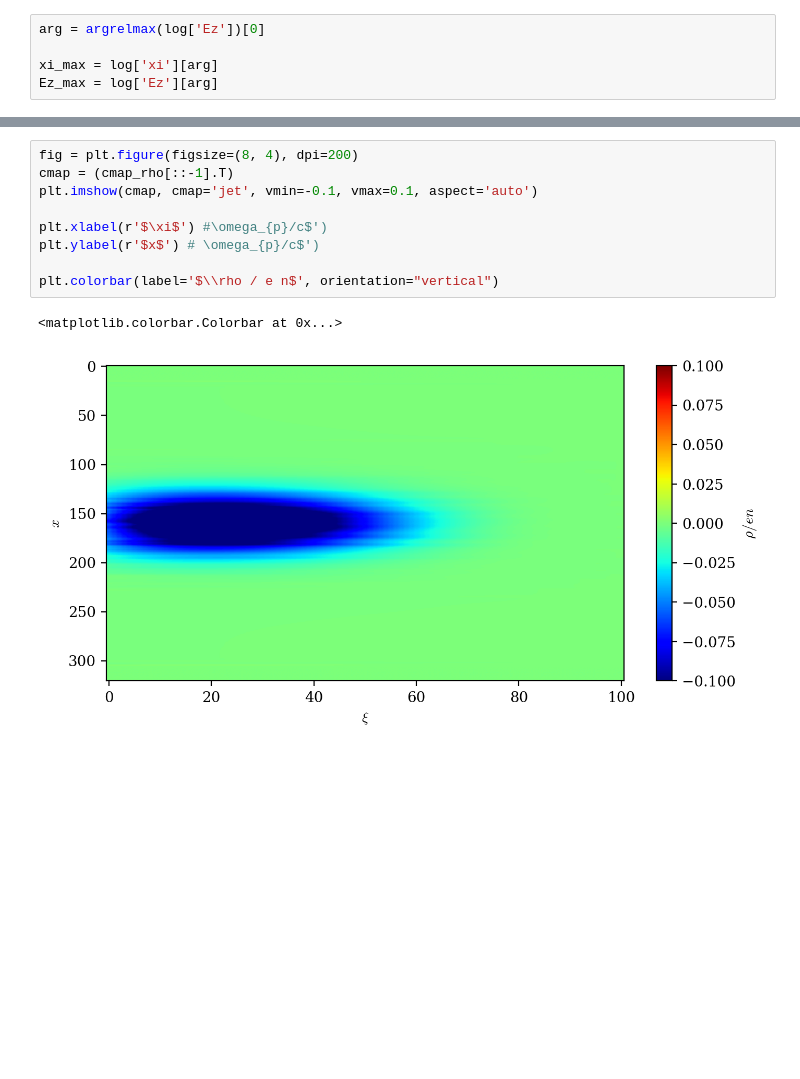
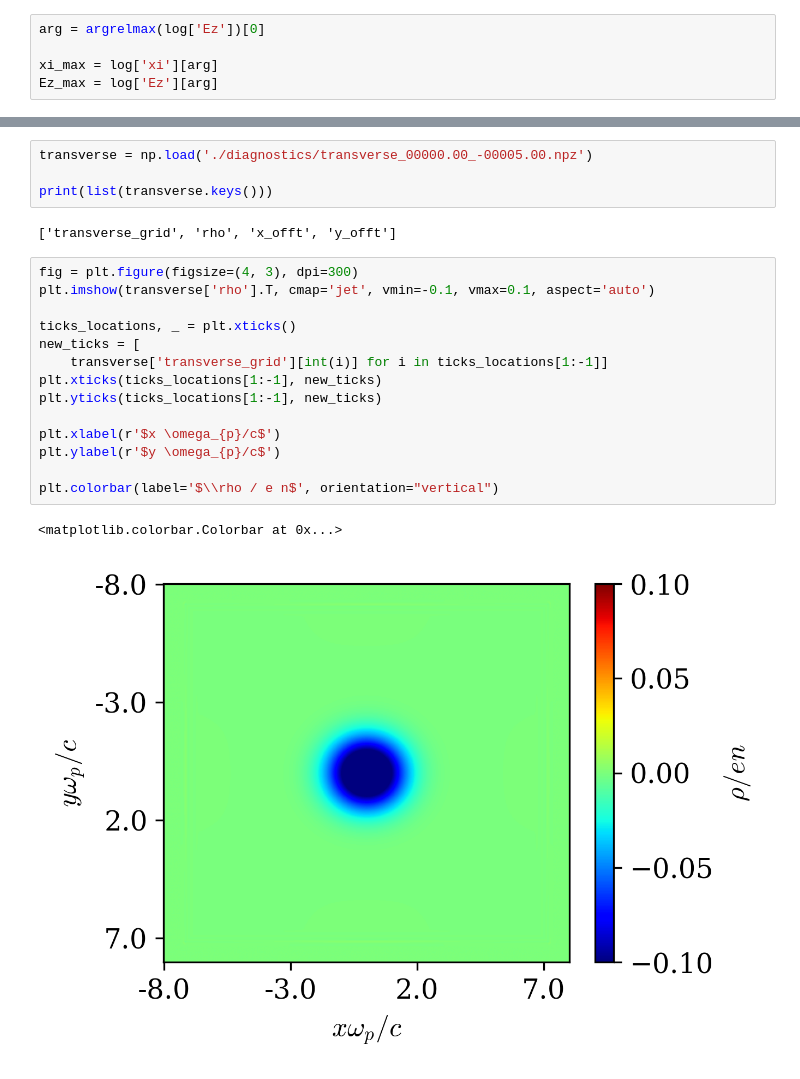
Before and after one commit to lcodePy-team/lcodePy, a Jupyter notebook: diag_proc.ipynb, the cells around one changed output, grey strips where cells are left out. Saved outputs shown, nothing was run; the diff lists cells and outputs as text; blank space fills up the shorter version.

Commit message:
More improvements for test-1: diagnostics, work notebook, etc.

```diff
--- a/diag_proc.ipynb
+++ b/diag_proc.ipynb
@@ -73,12 +109,23 @@ plt.colorbar(label='$E_z/E_0$', orientation="vertical")
+# %%
+transverse = np.load('./diagnostics/transverse_00000.00_-00005.00.npz')
+
+print(list(transverse.keys()))
+# %% [output]
+['transverse_grid', 'rho', 'x_offt', 'y_offt']
 # %%
-fig = plt.figure(figsize=(8, 4), dpi=200)
-cmap = (cmap_rho[::-1].T)
-plt.imshow(cmap, cmap='jet', vmin=-0.1, vmax=0.1, aspect='auto')
+fig = plt.figure(figsize=(4, 3), dpi=300)
+plt.imshow(transverse['rho'].T, cmap='jet', vmin=-0.1, vmax=0.1, aspect='auto')
 
-plt.xlabel(r'$\xi$') #\omega_{p}/c$')
-plt.ylabel(r'$x$') # \omega_{p}/c$')
+ticks_locations, _ = plt.xticks()
+new_ticks = [
+    transverse['transverse_grid'][int(i)] for i in ticks_locations[1:-1]]
+plt.xticks(ticks_locations[1:-1], new_ticks)
+plt.yticks(ticks_locations[1:-1], new_ticks)
+
+plt.xlabel(r'$x \omega_{p}/c$')
+plt.ylabel(r'$y \omega_{p}/c$')
 
 plt.colorbar(label='$\\rho / e n$', orientation="vertical")
 # %% [output]
 <matplotlib.colorbar.Colorbar at 0x...>
-[figure, old version]
+[figure, new version]
```
Also changed, not shown: parts of 5 cells of this notebook, 6 other files.
